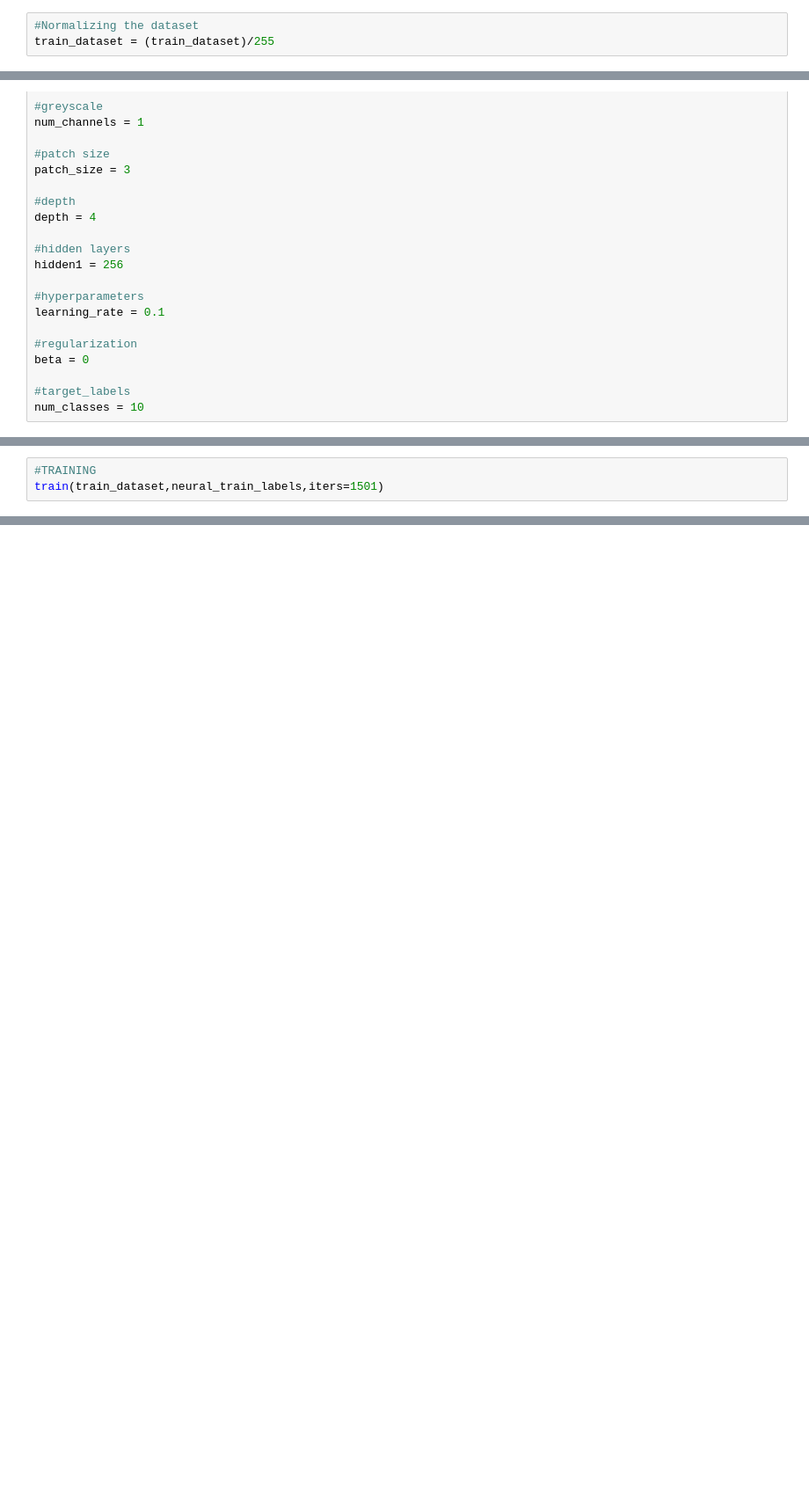
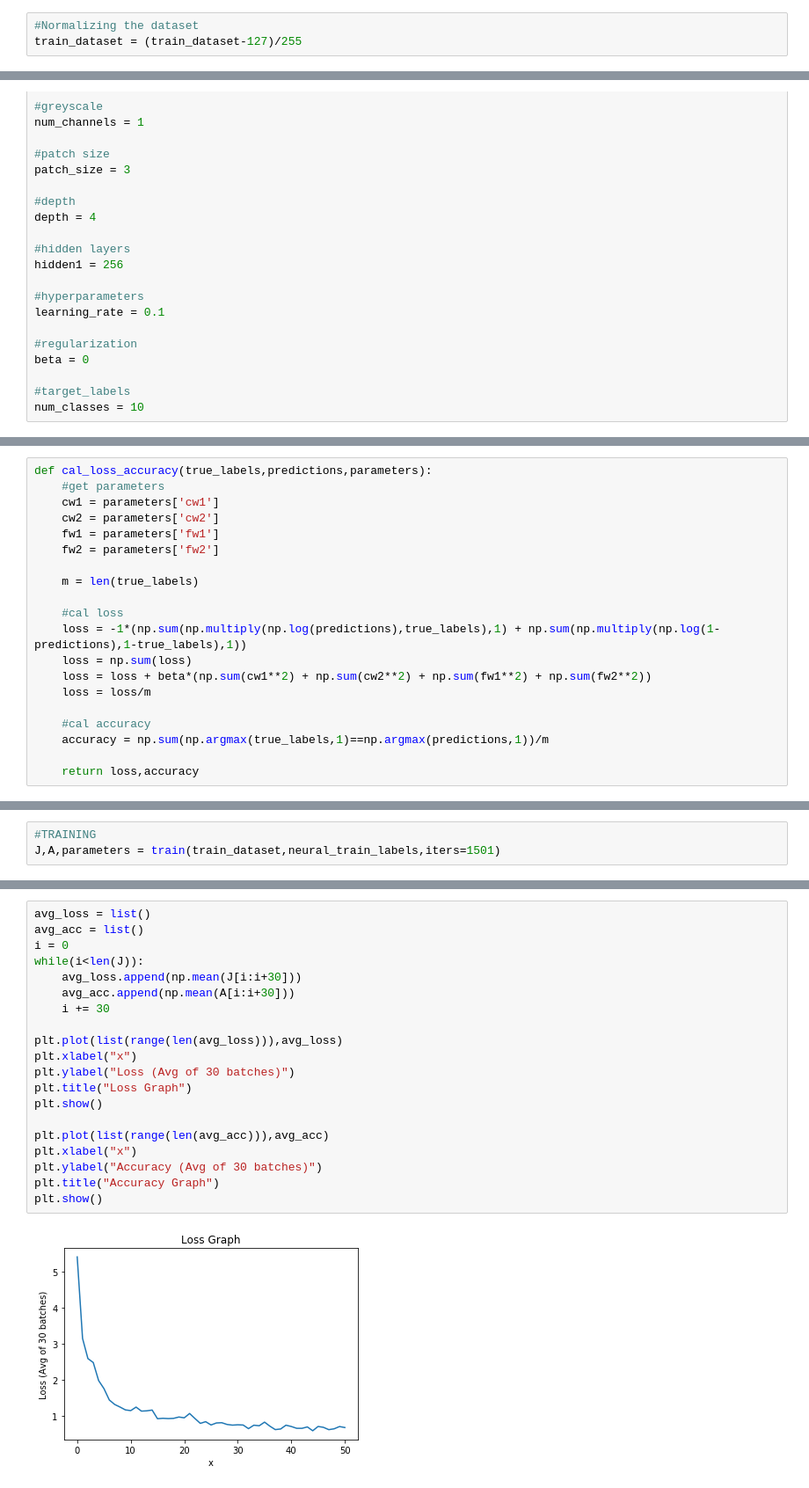
Before and after one commit to navjindervirdee/neural-networks, a Jupyter notebook: Convolutional Neural Network/ConvolutionalNeuralNetwork.ipynb, the cells around one changed output, grey strips where cells are left out. Shown: that part at 88% size. Cells and saved outputs as stored; diff of their text form; blank space fills up the shorter version.

```diff
--- a/Convolutional Neural Network/ConvolutionalNeuralNetwork.ipynb
+++ b/Convolutional Neural Network/ConvolutionalNeuralNetwork.ipynb
@@ -23,6 +83,6 @@ print(train_dataset.shape)
 # %%
 #Normalizing the dataset
-train_dataset = (train_dataset)/255
+train_dataset = (train_dataset-127)/255
 # %%
 #Breaking the dataset into test dataset, valid dataset and train dataset.
 
@@ -301,0 +458,20 @@ def cal_loss_accuracy_predictions(batch_dataset,batch_labels):
+# %%
+def cal_loss_accuracy(true_labels,predictions,parameters):
+    #get parameters
+    cw1 = parameters['cw1']
+    cw2 = parameters['cw2']
+    fw1 = parameters['fw1']
+    fw2 = parameters['fw2']
+
+    m = len(true_labels)
+
+    #cal loss
+    loss = -1*(np.sum(np.multiply(np.log(predictions),true_labels),1) + np.sum(np.multiply(np.log(1-predictions),1-true_labels),1))
+    loss = np.sum(loss)
+    loss = loss + beta*(np.sum(cw1**2) + np.sum(cw2**2) + np.sum(fw1**2) + np.sum(fw2**2))
+    loss = loss/m
+
+    #cal accuracy
+    accuracy = np.sum(np.argmax(true_labels,1)==np.argmax(predictions,1))/m
+
+    return loss,accuracy
@@ -302,5 +547,5 @@ def cal_loss_accuracy_predictions(batch_dataset,batch_labels):
 # %%
 #TRAINING
-train(train_dataset,neural_train_labels,iters=1501)
+J,A,parameters = train(train_dataset,neural_train_labels,iters=1501)
 # %% [output]
 Step : 0
@@ -334,0 +600,22 @@ Test Accuracy       : 85.99%
+# %%
+avg_loss = list()
+avg_acc = list()
+i = 0
+while(i<len(J)):
+    avg_loss.append(np.mean(J[i:i+30]))
+    avg_acc.append(np.mean(A[i:i+30]))
+    i += 30
+
+plt.plot(list(range(len(avg_loss))),avg_loss)
+plt.xlabel("x")
+plt.ylabel("Loss (Avg of 30 batches)")
+plt.title("Loss Graph")
+plt.show()
+
+plt.plot(list(range(len(avg_acc))),avg_acc)
+plt.xlabel("x")
+plt.ylabel("Accuracy (Avg of 30 batches)")
+plt.title("Accuracy Graph")
+plt.show()
+# %% [output]
+[figure, added]
```
Also changed, not shown: parts of 60 cells of this notebook.
